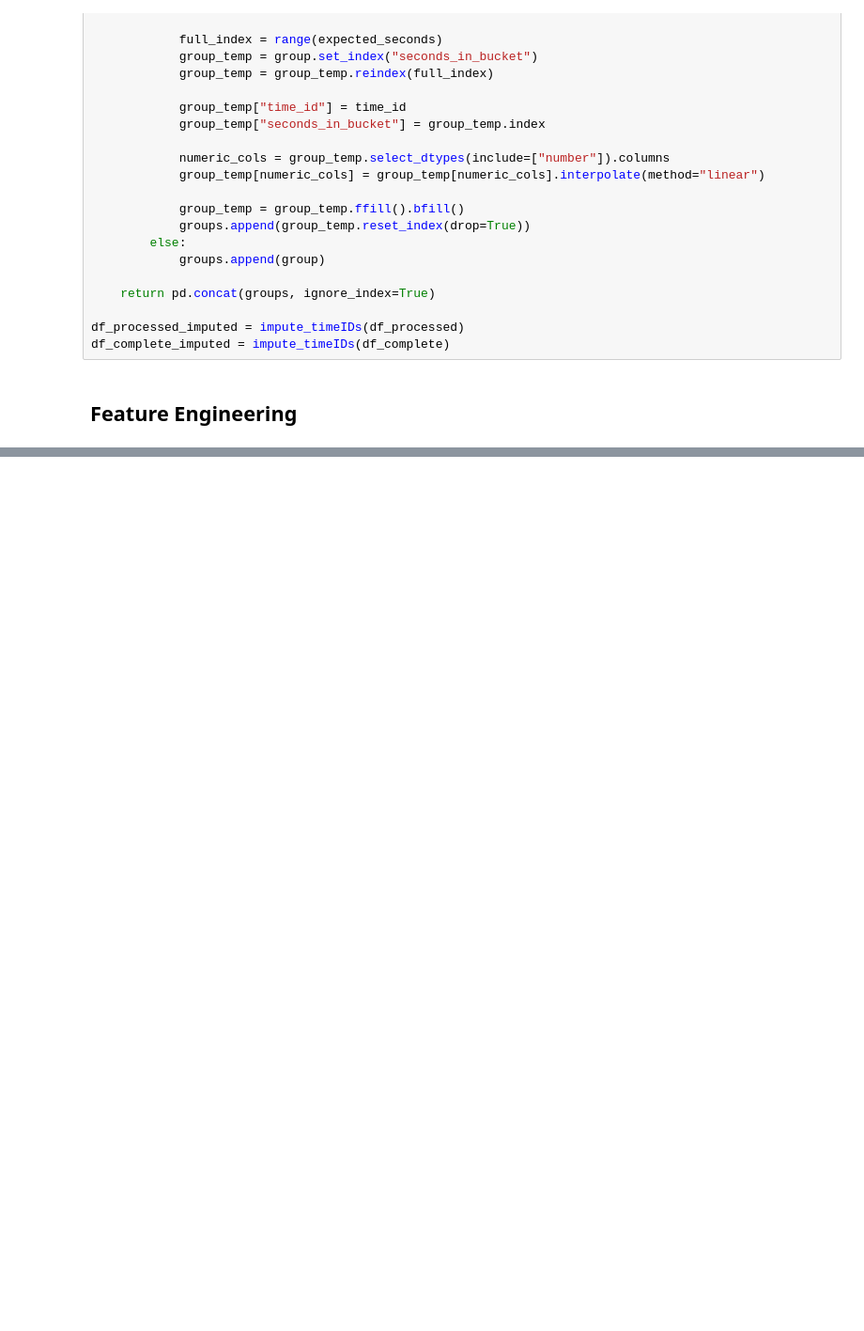
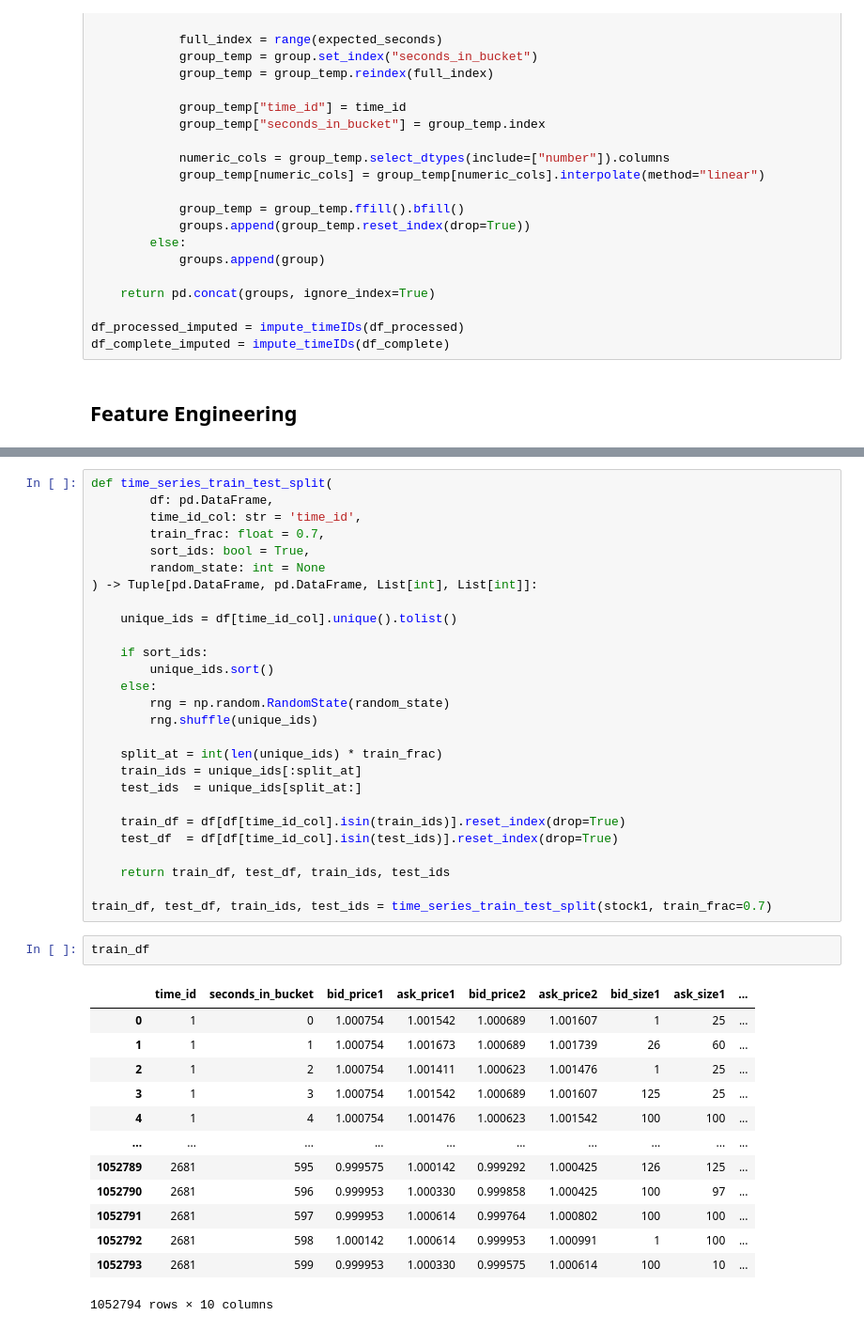
Before and after one commit to Ayush-Singh-31/Optiver-07, a Jupyter notebook: EDA.ipynb, the cells around one changed output, grey strips where cells are left out. Shown: that part at 94% size. Drawn from its saved outputs; the diff is of its cells as text; blank space fills up the shorter version.

```diff
--- a/EDA.ipynb
+++ b/EDA.ipynb
@@ -435,0 +487,43 @@ print(stock1.head(n=10).to_string())
+# %%
+def time_series_train_test_split(
+        df: pd.DataFrame,
+        time_id_col: str = 'time_id',
+        train_frac: float = 0.7,
+        sort_ids: bool = True,
+        random_state: int = None
+) -> Tuple[pd.DataFrame, pd.DataFrame, List[int], List[int]]:
+
+    unique_ids = df[time_id_col].unique().tolist()
+
+    if sort_ids:
+        unique_ids.sort()
+    else:
+        rng = np.random.RandomState(random_state)
+        rng.shuffle(unique_ids)
+
+    split_at = int(len(unique_ids) * train_frac)
+    train_ids = unique_ids[:split_at]
+    test_ids  = unique_ids[split_at:]
+
+    train_df = df[df[time_id_col].isin(train_ids)].reset_index(drop=True)
+    test_df  = df[df[time_id_col].isin(test_ids)].reset_index(drop=True)
+
+    return train_df, test_df, train_ids, test_ids
+
+train_df, test_df, train_ids, test_ids = time_series_train_test_split(stock1, train_frac=0.7)
+# %%
+train_df
+# %% [output]
+|  | time_id | seconds_in_bucket | bid_price1 | ask_price1 | bid_price2 | ask_price2 | bid_size1 | ask_size1 | ... |
+| 0 | 1 | 0 | 1.000754 | 1.001542 | 1.000689 | 1.001607 | 1 | 25 | ... |
+| 1 | 1 | 1 | 1.000754 | 1.001673 | 1.000689 | 1.001739 | 26 | 60 | ... |
+| 2 | 1 | 2 | 1.000754 | 1.001411 | 1.000623 | 1.001476 | 1 | 25 | ... |
+| 3 | 1 | 3 | 1.000754 | 1.001542 | 1.000689 | 1.001607 | 125 | 25 | ... |
+| 4 | 1 | 4 | 1.000754 | 1.001476 | 1.000623 | 1.001542 | 100 | 100 | ... |
+| ... | ... | ... | ... | ... | ... | ... | ... | ... | ... |
+| 1052789 | 2681 | 595 | 0.999575 | 1.000142 | 0.999292 | 1.000425 | 126 | 125 | ... |
+| 1052790 | 2681 | 596 | 0.999953 | 1.000330 | 0.999858 | 1.000425 | 100 | 97 | ... |
+| 1052791 | 2681 | 597 | 0.999953 | 1.000614 | 0.999764 | 1.000802 | 100 | 100 | ... |
+| 1052792 | 2681 | 598 | 1.000142 | 1.000614 | 0.999953 | 1.000991 | 1 | 100 | ... |
+| 1052793 | 2681 | 599 | 0.999953 | 1.000330 | 0.999575 | 1.000614 | 100 | 10 | ... |
+1052794 rows × 10 columns
```
Also changed, not shown: parts of 16 cells of this notebook.
